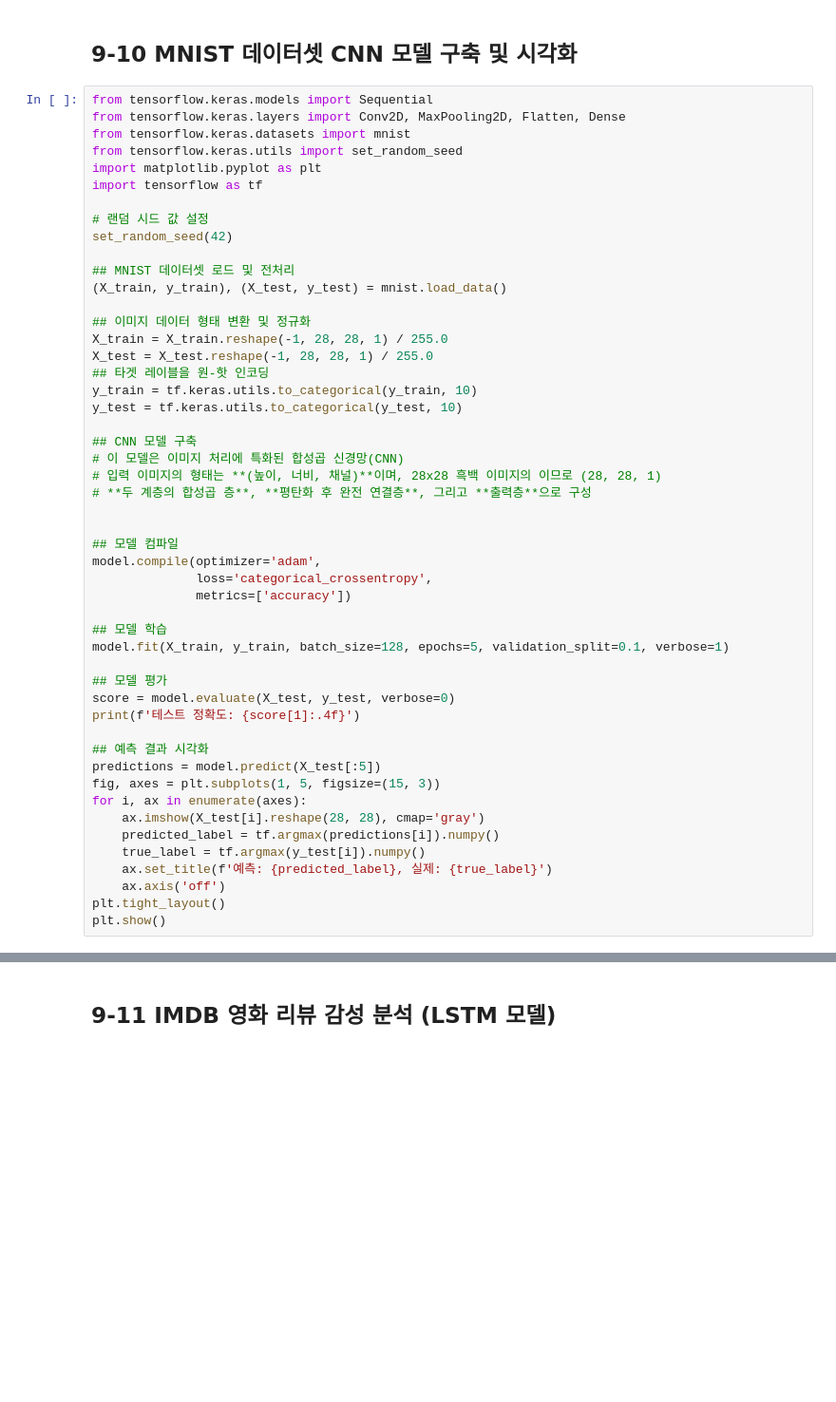
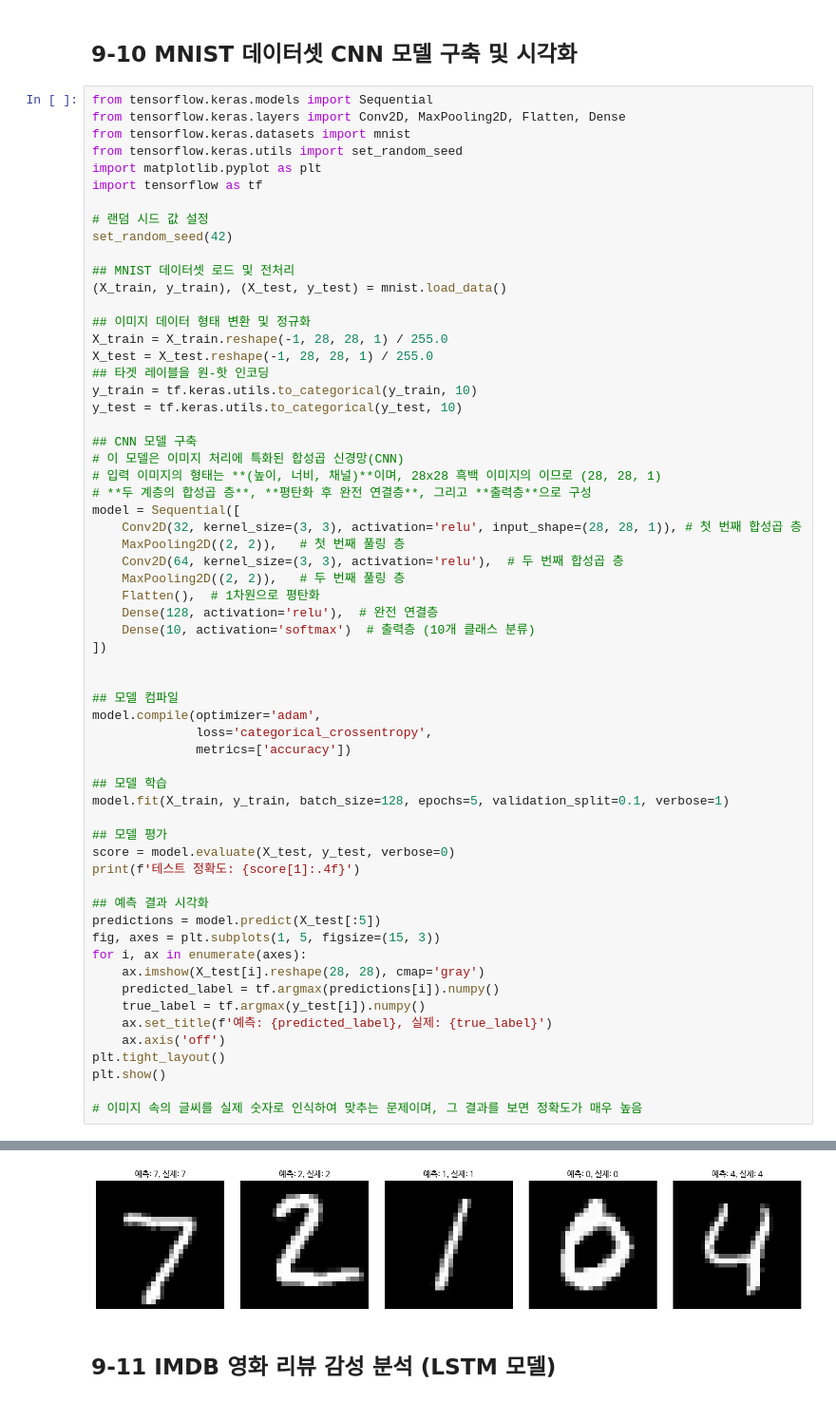
Before and after one commit to minami-cs/Data-Analysis-with-Open-Source, a Jupyter notebook: 오픈소스_데이터_분석_9강.ipynb, the cells around one changed output, grey strips where cells are left out. Shown: that part at 95% size. Cells and saved outputs as stored; diff of their text form; blank space fills up the shorter version.

```diff
--- a/오픈소스_데이터_분석_9강.ipynb
+++ b/오픈소스_데이터_분석_9강.ipynb
@@ -388,6 +468,15 @@ y_test = tf.keras.utils.to_categorical(y_test, 10)
 # 이 모델은 이미지 처리에 특화된 합성곱 신경망(CNN)
 # 입력 이미지의 형태는 **(높이, 너비, 채널)**이며, 28x28 흑백 이미지의 이므로 (28, 28, 1)
 # **두 계층의 합성곱 층**, **평탄화 후 완전 연결층**, 그리고 **출력층**으로 구성
+model = Sequential([
+    Conv2D(32, kernel_size=(3, 3), activation='relu', input_shape=(28, 28, 1)), # 첫 번째 합성곱 층
+    MaxPooling2D((2, 2)),   # 첫 번째 풀링 층
+    Conv2D(64, kernel_size=(3, 3), activation='relu'),  # 두 번째 합성곱 층
+    MaxPooling2D((2, 2)),   # 두 번째 풀링 층
+    Flatten(),  # 1차원으로 평탄화
+    Dense(128, activation='relu'),  # 완전 연결층
+    Dense(10, activation='softmax')  # 출력층 (10개 클래스 분류)
+])
 
 
 ## 모델 컴파일
@@ -413,3 +502,6 @@ for i, ax in enumerate(axes):
     ax.axis('off')
 plt.tight_layout()
 plt.show()
+
+# 이미지 속의 글씨를 실제 숫자로 인식하여 맞추는 문제이며, 그 결과를 보면 정확도가 매우 높음
+# %% [output]
@@ -416,3 +522,4 @@ plt.show()
+[figure, added]
 # %% [markdown]
 ## 9-11 IMDB 영화 리뷰 감성 분석 (LSTM 모델)
 # %%
```
Also changed, not shown: parts of 8 cells of this notebook.
